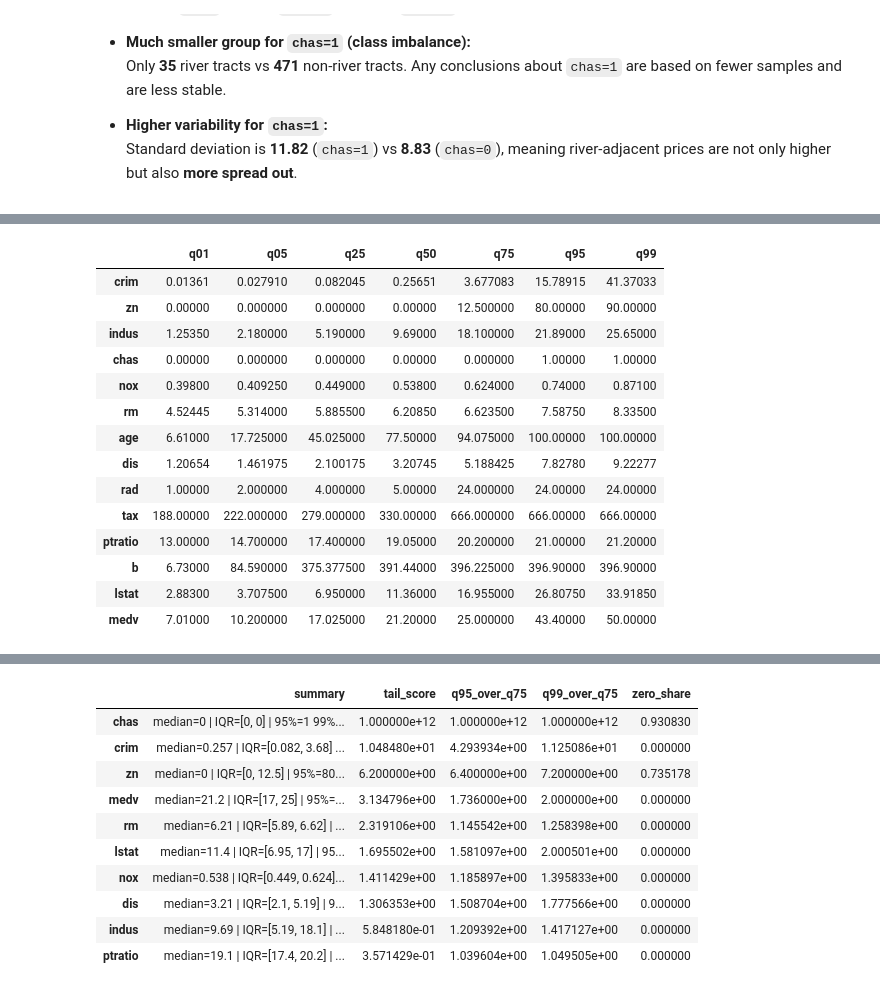
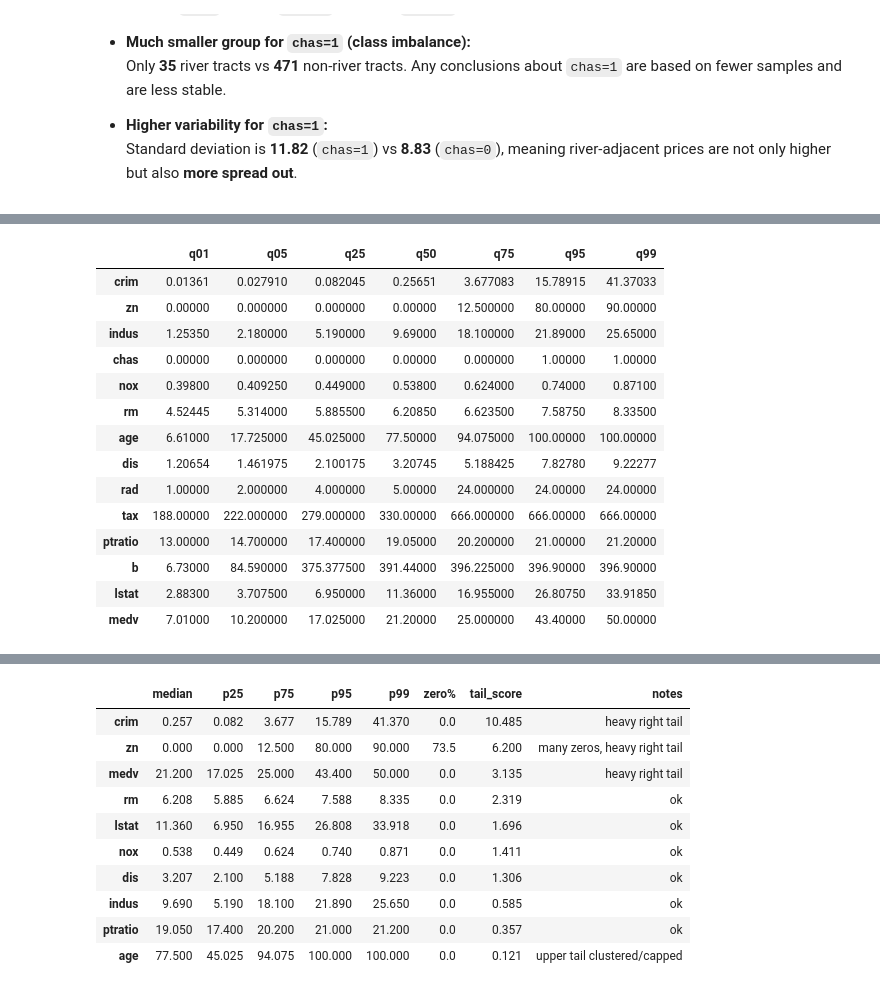
Before and after one commit to Shushunya/FAA-P2, a Jupyter notebook: notebooks/eda.ipynb, the cells around one changed output, grey strips where cells are left out. Cells and saved outputs as stored; diff of their text form; code cells hidden in the pictures.

Commit message:
IQR tables cleanup

```diff
--- a/notebooks/eda.ipynb
+++ b/notebooks/eda.ipynb
@@ -375,53 +377,72 @@ quantiles = df[feature_cols + [target]].quantile([0.01, 0.05, 0.25, 0.5, 0.75, 0
 quantiles.columns = [f"q{int(q*100):02d}" for q in quantiles.columns]
 display(quantiles)
 
-def summarize_quantiles(qtbl: pd.DataFrame, *, top_n: int = 8) -> pd.DataFrame:
+def summarize_quantiles(qtbl: pd.DataFrame, *, top_n: int = 8) -> tuple[pd.DataFrame, pd.DataFrame]:
     """
-    Build a compact interpretation table:
-    - median + IQR
-    - tail ratios (q95/q75, q99/q75) -> big values indicate heavy right tail
-    - zero share (useful for zero-inflated features like zn/crim sometimes)
+    Return:
+      - top_tail: top_n features with the heaviest right tail
+      - all_summaries: a compact, readable table with per-feature context
     """
     s = qtbl.copy()
 
-    # IQR and tail "stretch"
     s["iqr"] = s["q75"] - s["q25"]
-    s["tail95_minus_q75"] = s["q95"] - s["q75"]
     s["tail99_minus_q75"] = s["q99"] - s["q75"]
 
     eps = 1e-12
-    s["q95_over_q75"] = (s["q95"] + eps) / (s["q75"] + eps)
-    s["q99_over_q75"] = (s["q99"] + eps) / (s["q75"] + eps)
+    s["tail_score"] = (s["tail99_minus_q75"] + eps) / (s["iqr"] + eps)
 
-    # Percent of zeros (skip if target not in df for some reason)
+    # If IQR is zero (binary / constant-ish), tail_score is not meaningful
+    s.loc[s["iqr"].abs() < 1e-9, "tail_score"] = np.nan
+
+    # % zeros (useful for zero-inflated features)
     features_in_df = [c for c in s.index if c in df.columns]
-    zero_share = (df[features_in_df] == 0).mean(numeric_only=True)
-    s["zero_share"] = zero_share.reindex(s.index)
+    s["zero_share"] = (df[features_in_df] == 0).mean(numeric_only=True).reindex(s.index)
 
-    # Build readable strings
-    s["summary"] = s.apply(
-        lambda r: (
-            f"median={r['q50']:.3g} | IQR=[{r['q25']:.3g}, {r['q75']:.3g}] | "
-            f"95%={r['q95']:.3g} 99%={r['q99']:.3g} | "
-            f"zero={'' if pd.isna(r['zero_share']) else f'{100*r['zero_share']:.1f}%'}"
-        ),
-        axis=1,
+    def _notes(r) -> str:
+        tags = []
+        if pd.notna(r["zero_share"]) and r["zero_share"] >= 0.30:
+            tags.append("many zeros")
+        if r["q99"] == r["q95"]:
+            tags.append("upper tail clustered/capped")
+        if r["tail_score"] >= 3:
+            tags.append("heavy right tail")
+        return ", ".join(tags) if tags else "ok"
+
+    s["notes"] = s.apply(_notes, axis=1)
+
+    # build a readable output (separate columns, rounded)
+    out = s[["q50", "q25", "q75", "q95", "q99", "zero_share", "tail_score", "notes"]].copy()
+    out = out.rename(
+        columns={
+            "q50": "median",
+            "q25": "p25",
+            "q75": "p75",
+            "q95": "p95",
+            "q99": "p99",
+            "zero_share": "zero%",
+        }
     )
 
-    # Rank: biggest right-tail stretch relative to IQR (robust-ish)
-    s["tail_score"] = (s["tail99_minus_q75"] + eps) / (s["iqr"] + eps)
+    out["zero%"] = (100 * out["zero%"]).round(1)
+    for c in ["median", "p25", "p75", "p95", "p99", "tail_score"]:
+        out[c] = out[c].round(3)
 
-    cols = ["summary", "tail_score", "q95_over_q75", "q99_over_q75", "zero_share"]
-    out = s[cols].sort_values("tail_score", ascending=False)
-    return out.head(top_n), out
+    top_tail = out.sort_values("tail_score", ascending=False).head(top_n)
+    all_summaries = out.sort_values("tail_score", ascending=False)
+    return top_tail, all_summaries
+
+# make pandas show wide tables + dont truncate columns
+pd.set_option("display.max_colwidth", None)
+pd.set_option("display.width", 160)
+pd.set_option("display.max_columns", 50)
 
 top_tail, all_summaries = summarize_quantiles(quantiles, top_n=10)
 
-print("Features with the heaviest right tail (largest 99%-to-75% stretch vs IQR):")
+print("Heaviest right tails (most outlier-prone):")
 display(top_tail)
 
-print("\nAll features (compact summary):")
-display(all_summaries[["summary"]])
+print("\nAll features (sorted by outlier-proneness):")
+display(all_summaries)
 # %% [output]
 |  | q01 | q05 | q25 | q50 | q75 | q95 | q99 |
 | crim | 0.01361 | 0.027910 | 0.082045 | 0.25651 | 3.677083 | 15.78915 | 41.37033 |
@@ -442,11 +463,11 @@ Features with the heaviest right tail (largest 99%-to-75% stretch vs IQR):
-|  | summary | tail_score | q95_over_q75 | q99_over_q75 | zero_share |
-| chas | median=0 | IQR=[0, 0] | 95%=1 99%... | 1.000000e+12 | 1.000000e+12 | 1.000000e+12 | 0.930830 |
-| crim | median=0.257 | IQR=[0.082, 3.68] ... | 1.048480e+01 | 4.293934e+00 | 1.125086e+01 | 0.000000 |
-| zn | median=0 | IQR=[0, 12.5] | 95%=80... | 6.200000e+00 | 6.400000e+00 | 7.200000e+00 | 0.735178 |
-| medv | median=21.2 | IQR=[17, 25] | 95%=... | 3.134796e+00 | 1.736000e+00 | 2.000000e+00 | 0.000000 |
-| rm | median=6.21 | IQR=[5.89, 6.62] | ... | 2.319106e+00 | 1.145542e+00 | 1.258398e+00 | 0.000000 |
-| lstat | median=11.4 | IQR=[6.95, 17] | 95... | 1.695502e+00 | 1.581097e+00 | 2.000501e+00 | 0.000000 |
-| nox | median=0.538 | IQR=[0.449, 0.624]... | 1.411429e+00 | 1.185897e+00 | 1.395833e+00 | 0.000000 |
-| dis | median=3.21 | IQR=[2.1, 5.19] | 9... | 1.306353e+00 | 1.508704e+00 | 1.777566e+00 | 0.000000 |
-| indus | median=9.69 | IQR=[5.19, 18.1] | ... | 5.848180e-01 | 1.209392e+00 | 1.417127e+00 | 0.000000 |
-| ptratio | median=19.1 | IQR=[17.4, 20.2] | ... | 3.571429e-01 | 1.039604e+00 | 1.049505e+00 | 0.000000 |
+|  | median | p25 | p75 | p95 | p99 | zero% | tail_score | notes |
+| crim | 0.257 | 0.082 | 3.677 | 15.789 | 41.370 | 0.0 | 10.485 | heavy right tail |
+| zn | 0.000 | 0.000 | 12.500 | 80.000 | 90.000 | 73.5 | 6.200 | many zeros, heavy right tail |
+| medv | 21.200 | 17.025 | 25.000 | 43.400 | 50.000 | 0.0 | 3.135 | heavy right tail |
+| rm | 6.208 | 5.885 | 6.624 | 7.588 | 8.335 | 0.0 | 2.319 | ok |
+| lstat | 11.360 | 6.950 | 16.955 | 26.808 | 33.918 | 0.0 | 1.696 | ok |
+| nox | 0.538 | 0.449 | 0.624 | 0.740 | 0.871 | 0.0 | 1.411 | ok |
+| dis | 3.207 | 2.100 | 5.188 | 7.828 | 9.223 | 0.0 | 1.306 | ok |
+| indus | 9.690 | 5.190 | 18.100 | 21.890 | 25.650 | 0.0 | 0.585 | ok |
+| ptratio | 19.050 | 17.400 | 20.200 | 21.000 | 21.200 | 0.0 | 0.357 | ok |
+| age | 77.500 | 45.025 | 94.075 | 100.000 | 100.000 | 0.0 | 0.121 | upper tail clustered/capped |
```
Also changed, not shown: parts of 4 cells of this notebook.
